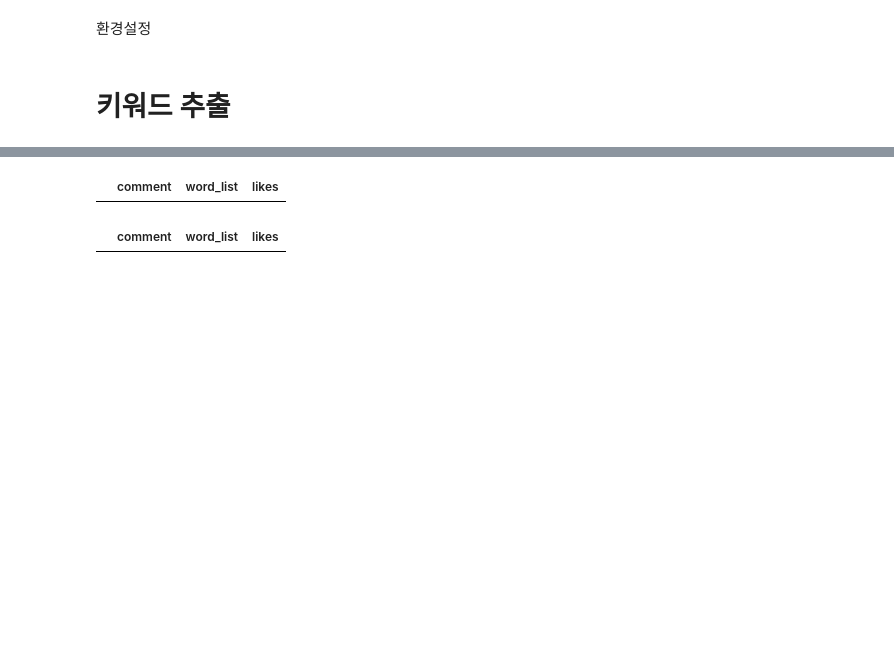
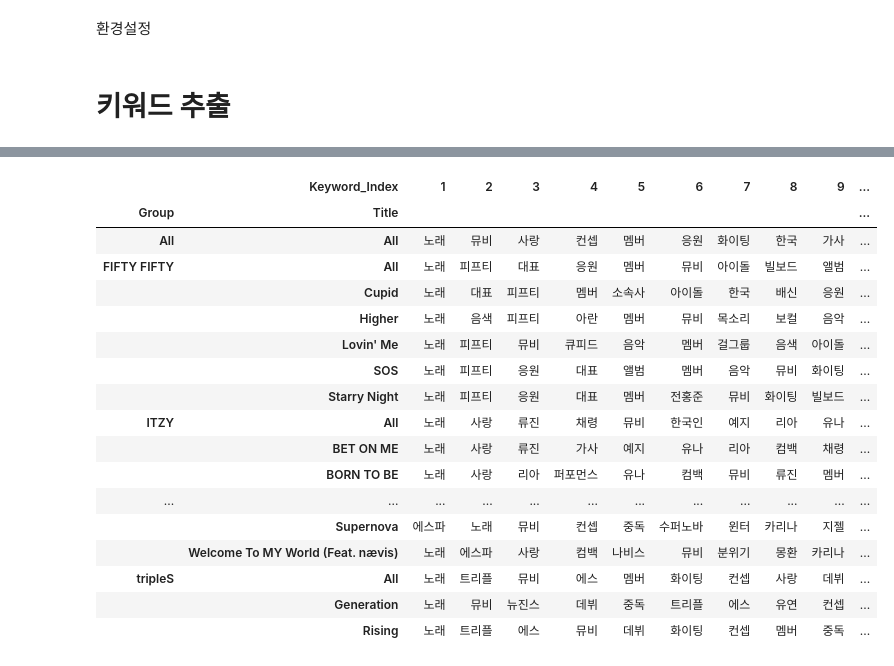
Before and after one commit to 2024-NIPA-google-trendpop/youtube_dashboard, a Jupyter notebook: Keyword_Simple_after_Cleaning.ipynb, the cells around one changed output, grey strips where cells are left out. Cells and saved outputs as stored; diff of their text form; code cells hidden in the pictures; blank space fills up the shorter version.

```diff
--- a/Keyword_Simple_after_Cleaning.ipynb
+++ b/Keyword_Simple_after_Cleaning.ipynb
@@ -18,2 +13,11 @@ comments_df = pd.read_csv(file_path)
+# %%
+# 전처리, 명사추출, 키워드추출, 불용어후처리까지 마친 데이터
+folder_path = '/Users/jaesolshin/Documents/GitHub/youtube_dashboard'
+file_path = os.path.join(folder_path, 'keyword_list_after_cleaning.csv')
+comments_df = pd.read_csv(file_path)
+
+# csv 파일로 저장되면서 문자열로 변형된 word_list 컬럼을 다시 리스트로 변환
+sample_df = comments_df.copy()
+sample_df['word_list'] = sample_df['word_list'].apply(lambda x: ast.literal_eval(x) if isinstance(x, str) else x)
 # %% [markdown]
 # 키워드 추출
@@ -27,7 +24,6 @@ custom_nouns = ['에스파', '조회수', '하이브', '어도어', 'BTS', '아
 # %%
 import time
 from collections import defaultdict
-import numpy as np
 
 def extract_keywords_frequency(series_word_list, top_n=30, min_df=1, existing_keywords=None):
     # 시작시간 확인
@@ -62,14 +58,7 @@ def extract_keywords_frequency(series_word_list, top_n=30, min_df=1, existing_ke
     new_keywords_with_weights = [(word, count) for word, count in sorted_words if word not in existing_keywords]
 
     # 상위 n개 키워드만 추출 (중복 제외 후)
-    if len(new_keywords_with_weights) >= top_n:
-        top_keywords_with_weights = new_keywords_with_weights[:top_n]
-    else:
-        top_keywords_with_weights = new_keywords_with_weights
-        # 추가 키워드 부족 시 기존 데이터와 겹치지 않도록 기존 키워드에서 추가
-        additional_keywords_needed = top_n - len(top_keywords_with_weights)
-        additional_keywords = np.random.choice(existing_keywords, size=additional_keywords_needed, replace=False).tolist()
-        top_keywords_with_weights += [(word, 0) for word in additional_keywords]  # 가중치는 0으로 설정
+    top_keywords_with_weights = new_keywords_with_weights[:top_n]
 
     # 키워드만 추출
     top_keywords = [word for word, _ in top_keywords_with_weights]
@@ -382,12 +256,40 @@ keyword_search('레벨', likes=True)
-# %%
-group = 'NMIXX'
-hot_word = '짱플러'
-sample_df[(sample_df['Group'] == group) & (sample_df['comment'].str.contains(hot_word, na=False))][['comment','word_list','likes']][:10]
-# %% [output]
-|  | comment | word_list | likes |
-# %%
-title = '蜚蜚 (FEIFEI)'
-hot_word = '스윗'
-sample_df[(sample_df['Title'] == title) & (sample_df['comment'].str.contains(hot_word, na=False))][['comment','word_list','likes']][:10]
-# %% [output]
-|  | comment | word_list | likes |
+# %%
+# 전체 키워드에서 드랍할 키워드 목록
+keywords_to_drop = ['뉴진스', '아이브', '하이브', '민희진', '단월드', '에스파', '사이비', '르세라핌', '방시혁', '리즈', '혜인', '하니', '다니엘', '아일릿',
+                    '여자친구', '민지', '레이', '엔믹스', '유진', '원영', '가을', '피프티', '박지원', '스테이씨', '버니즈', '어도어', '이브', '카리나',
+                    '마고', '이서', '윈터', '정신병원', '해린', '류진', '마그네틱', '장원영', '다이브', '단군신화', '침착맨', '디토', '방탄소년단', '오엠지',
+                    '안유진', '지젤', '닝닝', '혜진', '예지', '리아', '수가']
+
+
+# 'Group'이 'All'이고 'Keyword'가 keywords_to_drop에 포함된 행 드랍
+keyword_list = keyword_list[~((keyword_list['Group'] == 'All') & (keyword_list['keyword'].isin(keywords_to_drop)))]
+keyword_list.to_csv('keyword_list.csv')
+# %%
+# 'Group'과 'Title'로 그룹화한 후, Keyword를 와이드 포맷으로 변환
+keyword_list['Keyword_Index'] = keyword_list.groupby(['Group', 'Title']).cumcount() + 1
+
+# 'Keyword_Index'를 열로 피봇하여 와이드 포맷으로 변환
+df_wide_format = keyword_list.pivot(index=['Group', 'Title'], columns='Keyword_Index', values='keyword')
+
+# 결과 출력
+df_wide_format.to_csv('keyword_list_wide_format.csv')
+df_wide_format
+# %% [output]
+|  | Keyword_Index | 1 | 2 | 3 | 4 | 5 | 6 | 7 | 8 | 9 | ... |
+| Group | Title |  |  |  |  |  |  |  |  |  | ... |
+| All | All | 노래 | 뮤비 | 사랑 | 컨셉 | 멤버 | 응원 | 화이팅 | 한국 | 가사 | ... |
+| FIFTY FIFTY | All | 노래 | 피프티 | 대표 | 응원 | 멤버 | 뮤비 | 아이돌 | 빌보드 | 앨범 | ... |
+|  | Cupid | 노래 | 대표 | 피프티 | 멤버 | 소속사 | 아이돌 | 한국 | 배신 | 응원 | ... |
+|  | Higher | 노래 | 음색 | 피프티 | 아란 | 멤버 | 뮤비 | 목소리 | 보컬 | 음악 | ... |
+|  | Lovin' Me | 노래 | 피프티 | 뮤비 | 큐피드 | 음악 | 멤버 | 걸그룹 | 음색 | 아이돌 | ... |
+|  | SOS | 노래 | 피프티 | 응원 | 대표 | 앨범 | 멤버 | 음악 | 뮤비 | 화이팅 | ... |
+|  | Starry Night | 노래 | 피프티 | 응원 | 대표 | 멤버 | 전홍준 | 뮤비 | 화이팅 | 빌보드 | ... |
+| ITZY | All | 노래 | 사랑 | 류진 | 채령 | 뮤비 | 한국인 | 예지 | 리아 | 유나 | ... |
+|  | BET ON ME | 노래 | 사랑 | 류진 | 가사 | 예지 | 유나 | 리아 | 컴백 | 채령 | ... |
+|  | BORN TO BE | 노래 | 사랑 | 리아 | 퍼포먼스 | 유나 | 컴백 | 뮤비 | 류진 | 멤버 | ... |
+| ... | ... | ... | ... | ... | ... | ... | ... | ... | ... | ... | ... |
+|  | Supernova | 에스파 | 노래 | 뮤비 | 컨셉 | 중독 | 수퍼노바 | 윈터 | 카리나 | 지젤 | ... |
+|  | Welcome To MY World (Feat. nævis) | 노래 | 에스파 | 사랑 | 컴백 | 나비스 | 뮤비 | 분위기 | 몽환 | 카리나 | ... |
+| tripleS | All | 노래 | 트리플 | 뮤비 | 에스 | 멤버 | 화이팅 | 컨셉 | 사랑 | 데뷔 | ... |
+|  | Generation | 노래 | 뮤비 | 뉴진스 | 데뷔 | 중독 | 트리플 | 에스 | 유연 | 컨셉 | ... |
+|  | Rising | 노래 | 트리플 | 에스 | 뮤비 | 데뷔 | 화이팅 | 컨셉 | 멤버 | 중독 | ... |
```
Also changed, not shown: parts of 13 cells of this notebook, 4 other files.
